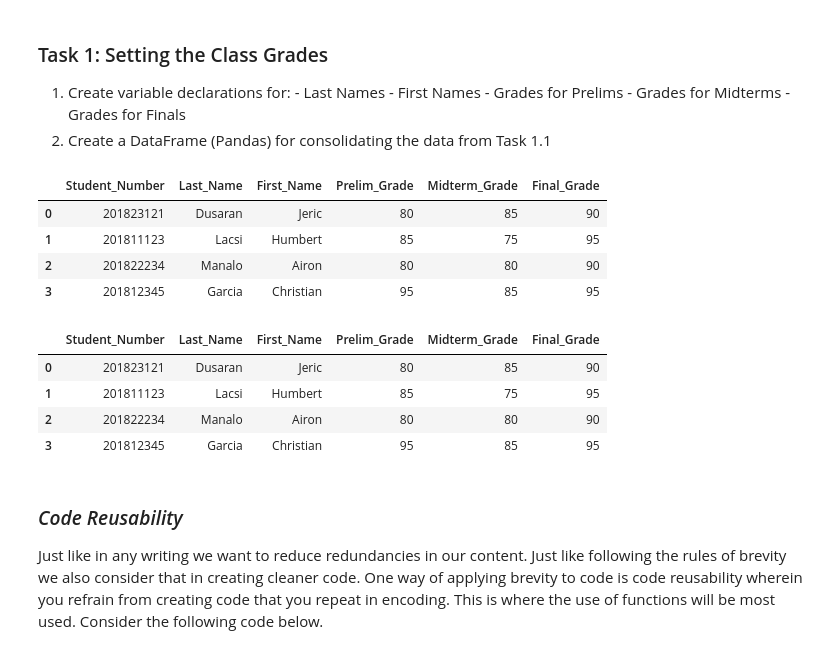
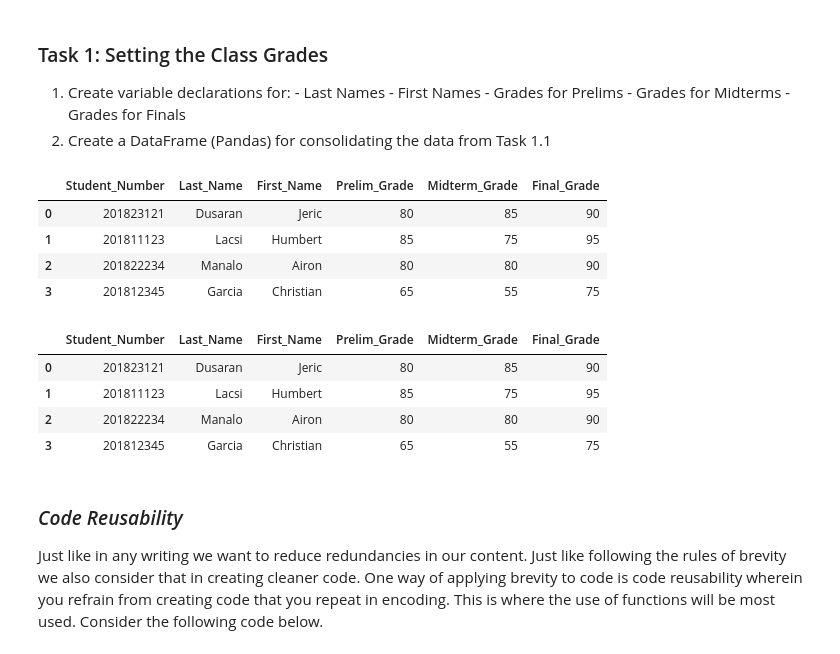
Before and after one commit to airon14/CpE-AIML, a Jupyter notebook: 58034_Lab1_Millicheckers.ipynb, the cells around one changed output. Cells and saved outputs as stored; diff of their text form; code cells hidden in the pictures.

```diff
--- a/58034_Lab1_Millicheckers.ipynb
+++ b/58034_Lab1_Millicheckers.ipynb
@@ -64,23 +64,23 @@ last_names_of_the_class = ["Ingles", "Español", "Cruz", "Jones"]
 # %%
 ### CODE HERE ###
 import pandas as pd
 import scipy.stats
 student_no=[201823121,201811123,201822234,201812345]
 lnames = ["Dusaran", "Lacsi", "Manalo", "Garcia"]
 fnames = ["Jeric", "Humbert", "Airon" , "Christian"]
-prlm_grd = [80, 85, 80, 95]
-mdtrm_grd = [85, 75, 80, 85]
-fnls_grd = [90, 95, 90, 95]
+prlm_grd = [80, 85, 80, 65]
+mdtrm_grd = [85, 75, 80, 55]
+fnls_grd = [90, 95, 90, 75]
 
 class_record = list(zip(student_no,lnames,fnames, prlm_grd, mdtrm_grd, fnls_grd))
 class_record_df = pd.DataFrame(class_record, columns = ['Student_Number','Last_Name','First_Name','Prelim_Grade','Midterm_Grade','Final_Grade'])
 class_record_df
 # %% [output]
 |  | Student_Number | Last_Name | First_Name | Prelim_Grade | Midterm_Grade | Final_Grade |
 | 0 | 201823121 | Dusaran | Jeric | 80 | 85 | 90 |
 | 1 | 201811123 | Lacsi | Humbert | 85 | 75 | 95 |
 | 2 | 201822234 | Manalo | Airon | 80 | 80 | 90 |
-| 3 | 201812345 | Garcia | Christian | 95 | 85 | 95 |
+| 3 | 201812345 | Garcia | Christian | 65 | 55 | 75 |
 # %%
 import pandas as pd
 import scipy.stats as stats
@@ -99,7 +99,7 @@ class_record_1_df
 | 0 | 201823121 | Dusaran | Jeric | 80 | 85 | 90 |
 | 1 | 201811123 | Lacsi | Humbert | 85 | 75 | 95 |
 | 2 | 201822234 | Manalo | Airon | 80 | 80 | 90 |
-| 3 | 201812345 | Garcia | Christian | 95 | 85 | 95 |
+| 3 | 201812345 | Garcia | Christian | 65 | 55 | 75 |
 # %% [markdown]
 ### *Code Reusability*
 
```
Also changed, not shown: parts of 14 cells of this notebook.
